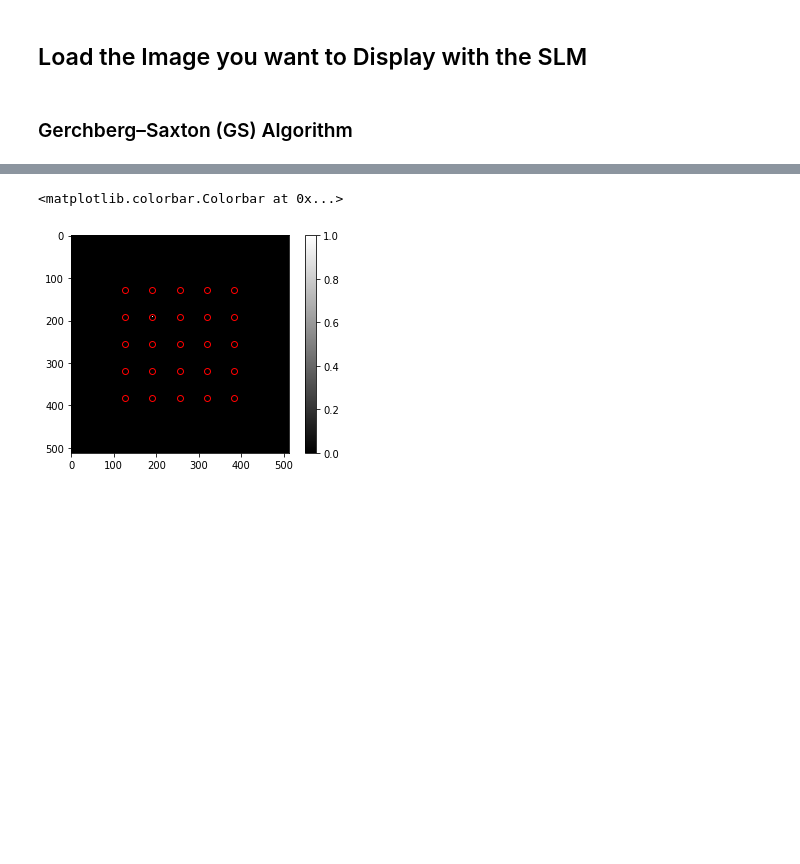
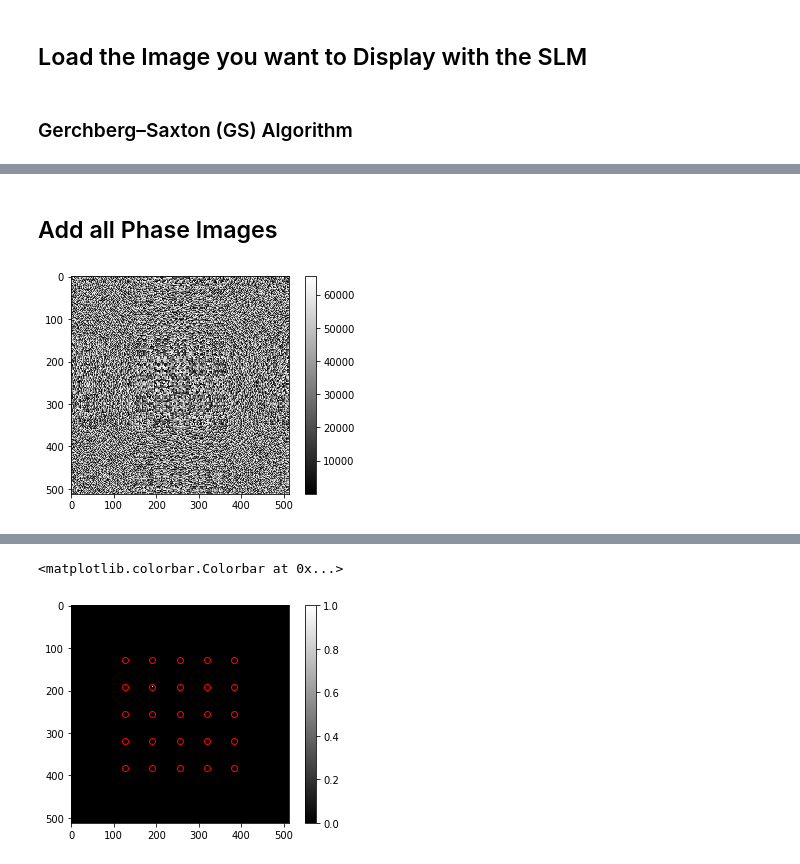
Before and after one commit to Molecular-Nanophotonics/SLMLab, a Jupyter notebook: SLM Workspace/SLM_Spots.ipynb, the cells around one changed output, grey strips where cells are left out. Drawn from its saved outputs; the diff is of its cells as text; code cells hidden in the pictures; blank space fills up the shorter version.

```diff
--- a/SLM Workspace/SLM_Spots.ipynb
+++ b/SLM Workspace/SLM_Spots.ipynb
@@ -151,4 +151,19 @@ plt.colorbar()
 phase_image = phase(U_slm) + np.pi
 # Convert phase to 16 bit
 phase_image = phase_image/(2*pi)*65535 # 2**16 - 1
+# %% [markdown]
+## Add all Phase Images
+# %%
+#phase_total = np.mod(phase_grating, 2**16)
+#phase_total = np.mod(phase_fresnel, 2**16)
+#phase_total = np.mod(phase_grating + phase_fresnel, 2**16)
+#phase_total = np.mod(phase_image, 2**16)
+phase_total = np.mod(phase_image + phase_fresnel, 2**16)
+#phase_total = np.mod(phase_grating + phase_fresnel + phase_image, 2**16)
+# %%
+plt.imshow(phase_total, cmap='gray')
+plt.colorbar()
+plt.show()
+# %% [output]
+[figure, added]
 # %%
```
Also changed, not shown: parts of 11 cells of this notebook, 21 other files.
